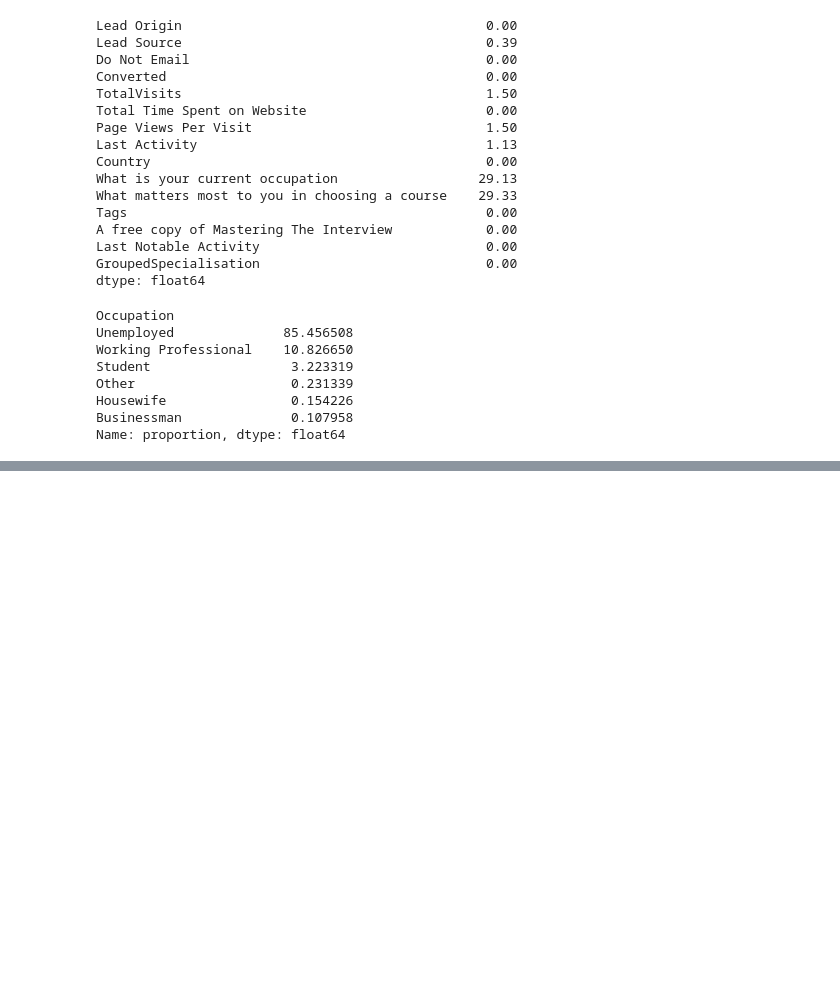
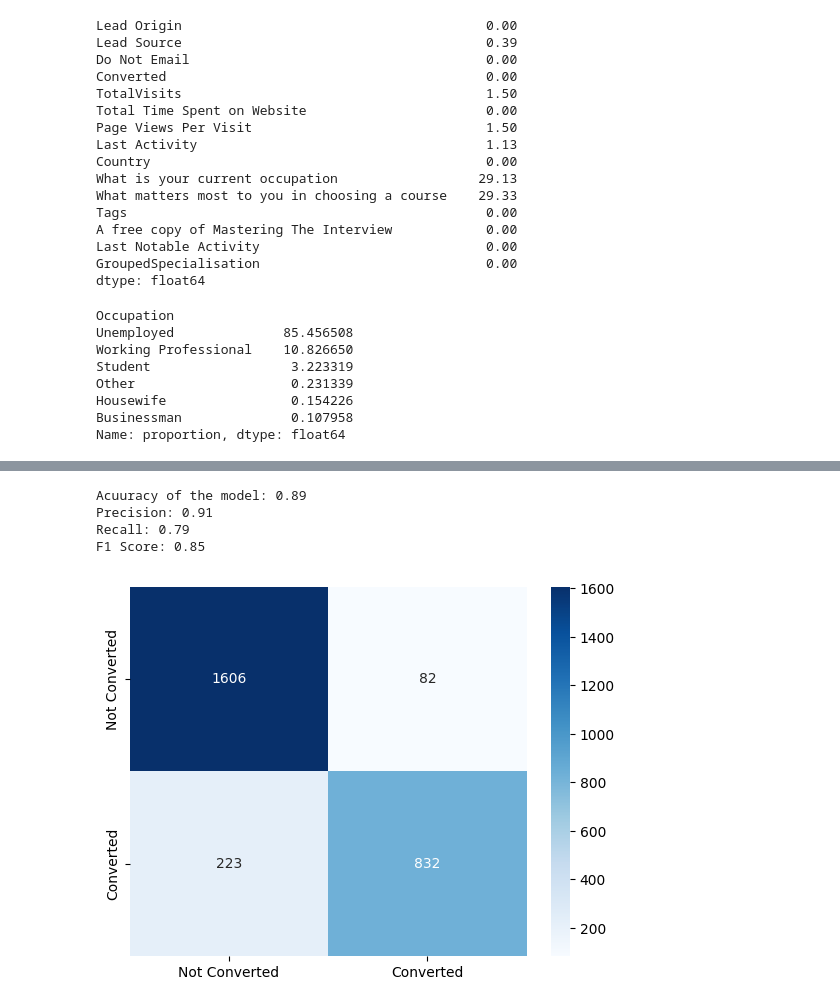
Before and after one commit to aravindpeddinti/Lead_Scoring_Case_Study, a Jupyter notebook: Assignment.ipynb, the cells around one changed output, grey strips where cells are left out. Drawn from its saved outputs; the diff is of its cells as text; code cells hidden in the pictures; blank space fills up the shorter version.

```diff
--- a/Assignment.ipynb
+++ b/Assignment.ipynb
@@ -582,0 +796,4 @@ conversion_percentage
+# %%
+# Let's rename the column "A free copy of Mastering The Interview" to "SampleInterviewCourse"
+
+data.rename(columns={"A free copy of Mastering The Interview": "SampleInterviewCourse"}, inplace=True)
@@ -582,0 +1091,12 @@ conversion_percentage
+# %%
+# Dropping the "Occupation_Other" column
+
+X_train1 = X_train1.drop("Occupation_Other", axis=1)
+X_test1 = X_test1.drop("Occupation_Other", axis=1)
+
+# Build the model again to check the p-values
+
+X_train_sm = sm.add_constant(X_train1)
+logm = sm.Logit(y_train, X_train_sm)
+result = logm.fit()
+result.summary()
@@ -582,0 +1129,12 @@ conversion_percentage
+# %%
+# Dropping the "Tags_Ringing" column
+
+X_train1 = X_train1.drop("Tags_Ringing", axis=1)
+X_test1 = X_test1.drop("Tags_Ringing", axis=1)
+
+# Build the model again to check the p-values
+
+X_train_sm = sm.add_constant(X_train1)
+logm = sm.Logit(y_train, X_train_sm)
+result = logm.fit()
+result.summary()
@@ -582,0 +1181,33 @@ conversion_percentage
+# %%
+# Let's build the model again with these columns and check the model performance
+X_train_sm = X_train_sm.drop('const',axis=1)
+X_train2 = X_train1[X_train_sm.columns]
+X_test2 = X_test1[X_train_sm.columns]
+
+logreg = LogisticRegression(n_jobs=-1, random_state=42)
+
+logreg.fit(X_train2, y_train)
+
+y_pred = logreg.predict(X_test2)
+# %%
+# Let's do the model evaluation
+print(f'Acuuracy of the model: {round(accuracy_score(y_test,y_pred),2)}')
+
+print(f'Precision: {round(precision_score(y_test, y_pred),2)}')
+
+print(f'Recall: {round(recall_score(y_test, y_pred),2)}')
+
+print(f'F1 Score: {round(f1_score(y_test, y_pred),2)}')
+# %% [output]
+Acuuracy of the model: 0.89
+Precision: 0.91
+Recall: 0.79
+F1 Score: 0.85
+# %%
+# Let's get the confusion matrix
+
+cm = sklearn.metrics.confusion_matrix(y_test, y_pred)
+sns.heatmap(cm, annot=True, fmt='d', cmap='Blues', xticklabels=['Not Converted', 'Converted'], yticklabels=['Not Converted', 'Converted'])
+plt.show()
+# %% [output]
+[figure, added]
```
Also changed, not shown: parts of 52 cells of this notebook.
